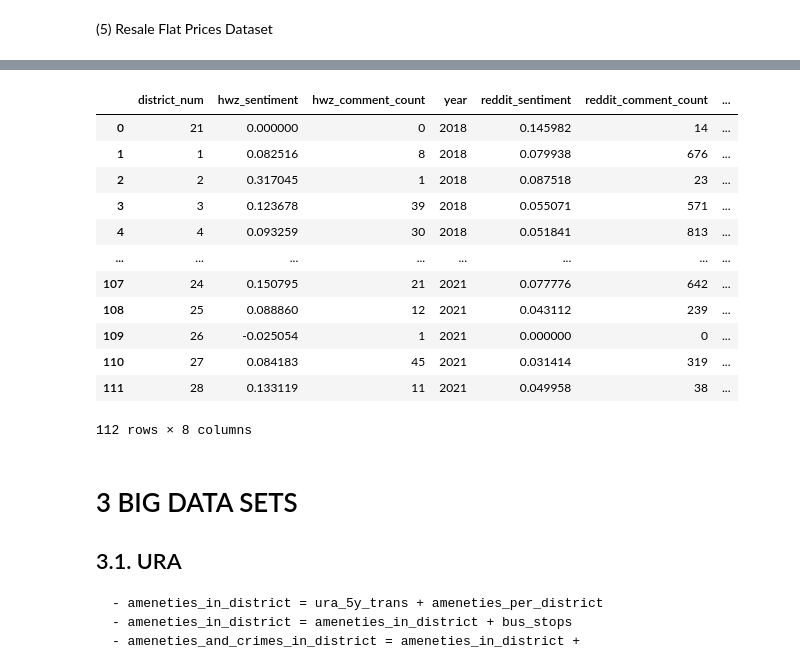
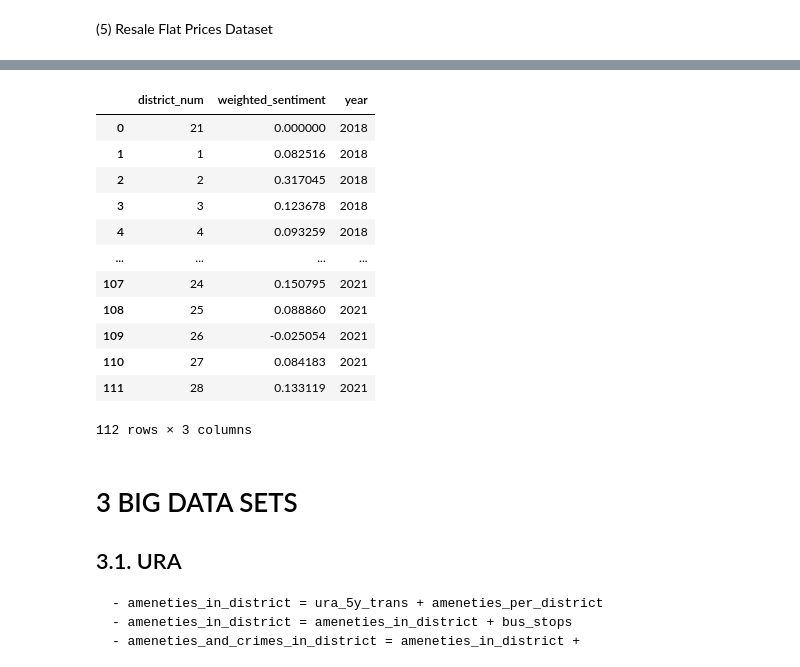
Before and after one commit to nicolepng/BT4222, a Jupyter notebook: Combining Datasets v2.ipynb, the cells around one changed output, grey strips where cells are left out. Drawn from its saved outputs; the diff is of its cells as text; code cells hidden in the pictures.

```diff
--- a/Combining Datasets v2.ipynb
+++ b/Combining Datasets v2.ipynb
@@ -637,21 +718,23 @@ resale_flat_prices.head()
 # %%
 sentiment_url = 'https://raw.githubusercontent.com/nicolepng/BT4222/main/Data/combined_sentiment.csv'
 sentiment = pd.read_csv(sentiment_url)
+sentiment = sentiment[['district_num','hwz_sentiment','year']]
+sentiment.columns = ['district_num', 'weighted_sentiment', 'year']
 sentiment
 # %% [output]
-|  | district_num | hwz_sentiment | hwz_comment_count | year | reddit_sentiment | reddit_comment_count | ... |
-| 0 | 21 | 0.000000 | 0 | 2018 | 0.145982 | 14 | ... |
-| 1 | 1 | 0.082516 | 8 | 2018 | 0.079938 | 676 | ... |
-| 2 | 2 | 0.317045 | 1 | 2018 | 0.087518 | 23 | ... |
-| 3 | 3 | 0.123678 | 39 | 2018 | 0.055071 | 571 | ... |
-| 4 | 4 | 0.093259 | 30 | 2018 | 0.051841 | 813 | ... |
-| ... | ... | ... | ... | ... | ... | ... | ... |
-| 107 | 24 | 0.150795 | 21 | 2021 | 0.077776 | 642 | ... |
-| 108 | 25 | 0.088860 | 12 | 2021 | 0.043112 | 239 | ... |
-| 109 | 26 | -0.025054 | 1 | 2021 | 0.000000 | 0 | ... |
-| 110 | 27 | 0.084183 | 45 | 2021 | 0.031414 | 319 | ... |
-| 111 | 28 | 0.133119 | 11 | 2021 | 0.049958 | 38 | ... |
+|  | district_num | weighted_sentiment | year |
+| 0 | 21 | 0.000000 | 2018 |
+| 1 | 1 | 0.082516 | 2018 |
+| 2 | 2 | 0.317045 | 2018 |
+| 3 | 3 | 0.123678 | 2018 |
+| 4 | 4 | 0.093259 | 2018 |
+| ... | ... | ... | ... |
+| 107 | 24 | 0.150795 | 2021 |
+| 108 | 25 | 0.088860 | 2021 |
+| 109 | 26 | -0.025054 | 2021 |
+| 110 | 27 | 0.084183 | 2021 |
+| 111 | 28 | 0.133119 | 2021 |
-112 rows × 8 columns
+112 rows × 3 columns
 # %% [markdown]
 # 3 BIG DATA SETS
 
```
Also changed, not shown: parts of 40 cells of this notebook.
